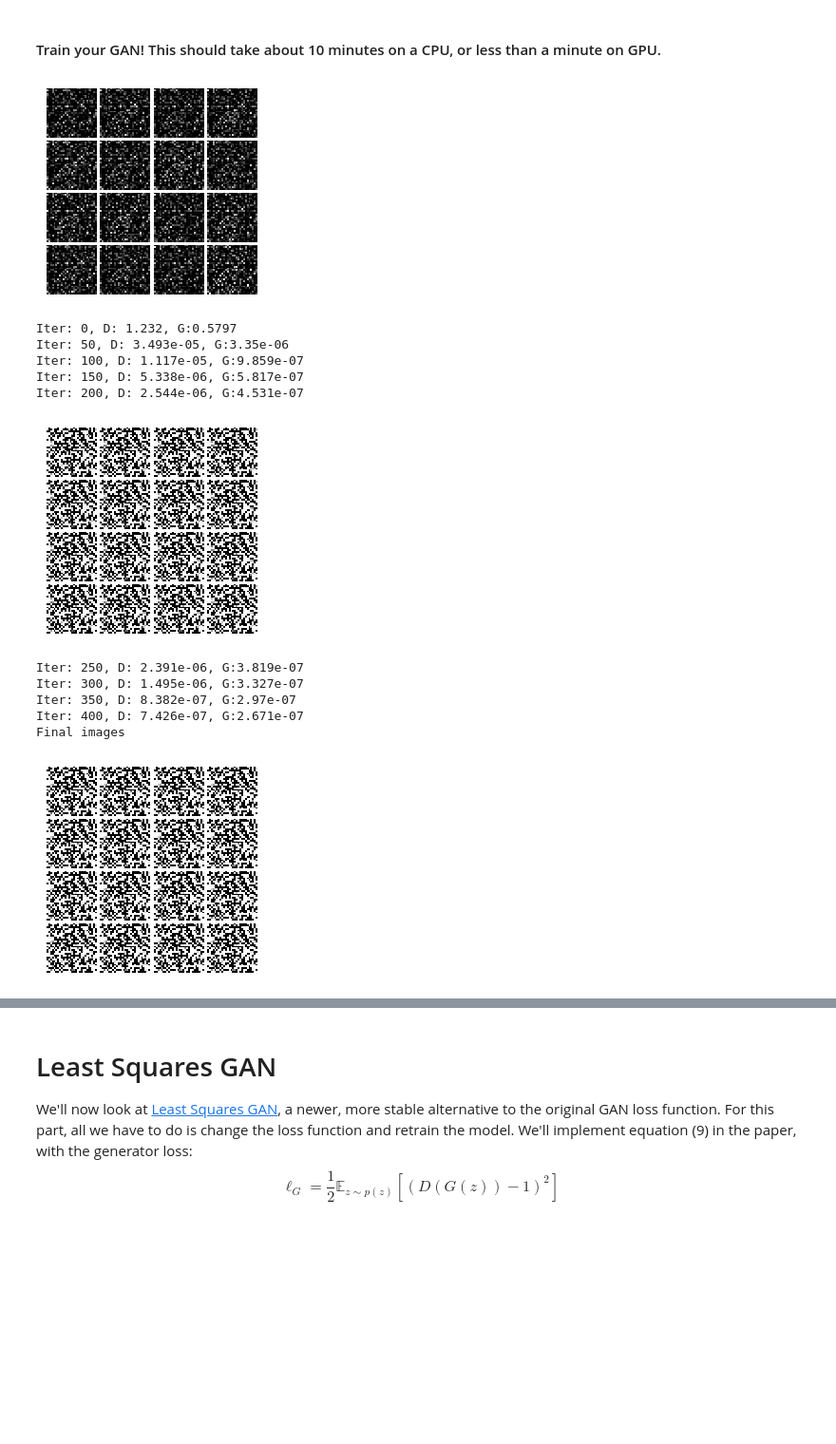
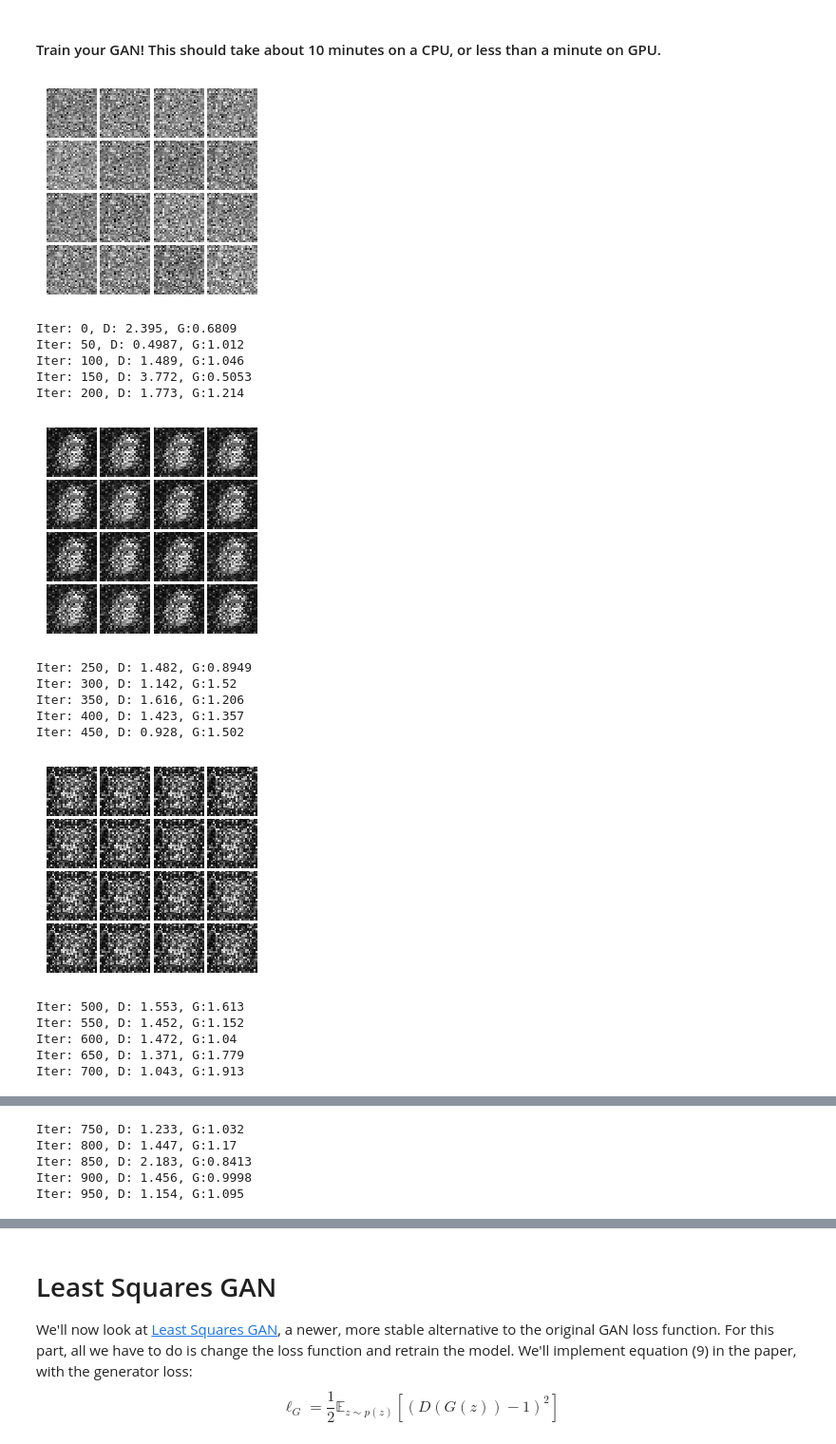
Before and after one commit to baek-jinoo/cs231n_assignments, a Jupyter notebook: assignment3/GANs-TensorFlow.ipynb, the cells around one changed output, grey strips where cells are left out. Shown: that part at 95% size. Drawn from its saved outputs; the diff is of its cells as text; code cells hidden in the pictures; blank space fills up the shorter version.

Commit message:
Fix generator network and loss function

```diff
--- a/assignment3/GANs-TensorFlow.ipynb
+++ b/assignment3/GANs-TensorFlow.ipynb
@@ -254,7 +254,7 @@ def generator(z):
         # TODO: implement architecture
         dense_01_output = tf.layers.dense(z, 1024, activation=tf.nn.relu, name='dense_01')
         dense_02_output = tf.layers.dense(dense_01_output, 1024, activation=tf.nn.relu, name='dense_02')
-        dense_03_output = tf.layers.dense(dense_02_output, 784, activation=tf.nn.relu, name='dense_03')
+        dense_03_output = tf.layers.dense(dense_02_output, 784, name='dense_03')
         tanh_output = tf.tanh(dense_03_output, name='tanh')
         img = tanh_output
         return img
@@ -303,8 +303,10 @@ def gan_loss(logits_real, logits_fake):
     fake_labels = tf.zeros_like(logits_fake)
     real_cross_entropy = tf.nn.sigmoid_cross_entropy_with_logits(labels=real_labels, logits=logits_real)
     false_cross_entropy_loss = tf.nn.sigmoid_cross_entropy_with_logits(labels=fake_labels, logits=logits_fake)
+    generator_labels = tf.ones_like(logits_fake)
+    generator_cross_entropy_loss = tf.nn.sigmoid_cross_entropy_with_logits(labels=generator_labels, logits=logits_fake)
     D_loss = tf.reduce_mean(false_cross_entropy_loss + real_cross_entropy)
-    G_loss = tf.reduce_mean(false_cross_entropy_loss)
+    G_loss = tf.reduce_mean(generator_cross_entropy_loss)
     return D_loss, G_loss
 # %% [markdown]
 Test your GAN loss. Make sure both the generator and discriminator loss are correct. You should see errors less than 1e-5.
@@ -387,7 +389,7 @@ Well that wasn't so hard, was it? In the iterations in the low 100s you should s
 # %%
 # a giant helper function
 def run_a_gan(sess, G_train_step, G_loss, D_train_step, D_loss, G_extra_step, D_extra_step,\
-              show_every=250, print_every=50, batch_size=128, num_epoch=10):
+              show_every=250, print_every=50, batch_size=128, num_epoch=14):
     """Train a GAN for a certain number of epochs.
 
     Inputs:
@@ -428,18 +430,23 @@ def run_a_gan(sess, G_train_step, G_loss, D_train_step, D_loss, G_extra_step, D_
 # %%
 with get_session() as sess:
     sess.run(tf.global_variables_initializer())
-    run_a_gan(sess,G_train_step,G_loss,D_train_step,D_loss,G_extra_step,D_extra_step, num_epoch=1)
+    run_a_gan(sess,G_train_step,G_loss,D_train_step,D_loss,G_extra_step,D_extra_step, num_epoch=10)
 # %% [output]
-[figure, old version]
+[figure, new version]
-Iter: 0, D: 1.232, G:0.5797
-Iter: 50, D: 3.493e-05, G:3.35e-06
-Iter: 100, D: 1.117e-05, G:9.859e-07
-Iter: 150, D: 5.338e-06, G:5.817e-07
-Iter: 200, D: 2.544e-06, G:4.531e-07
+Iter: 0, D: 2.395, G:0.6809
+Iter: 50, D: 0.4987, G:1.012
+Iter: 100, D: 1.489, G:1.046
+Iter: 150, D: 3.772, G:0.5053
+Iter: 200, D: 1.773, G:1.214
-[figure, old version]
+[figure, new version]
-Iter: 250, D: 2.391e-06, G:3.819e-07
-Iter: 300, D: 1.495e-06, G:3.327e-07
-Iter: 350, D: 8.382e-07, G:2.97e-07
-Iter: 400, D: 7.426e-07, G:2.671e-07
-Final images
+Iter: 250, D: 1.482, G:0.8949
+Iter: 300, D: 1.142, G:1.52
+Iter: 350, D: 1.616, G:1.206
+Iter: 400, D: 1.423, G:1.357
+Iter: 450, D: 0.928, G:1.502
-[figure, old version]
+[figure, new version]
+Iter: 500, D: 1.553, G:1.613
+Iter: 550, D: 1.452, G:1.152
+Iter: 600, D: 1.472, G:1.04
+Iter: 650, D: 1.371, G:1.779
+Iter: 700, D: 1.043, G:1.913
@@ -445,0 +454,5 @@ Final images
+Iter: 750, D: 1.233, G:1.032
+Iter: 800, D: 1.447, G:1.17
+Iter: 850, D: 2.183, G:0.8413
+Iter: 900, D: 1.456, G:0.9998
+Iter: 950, D: 1.154, G:1.095
```
Also changed, not shown: parts of 3 cells of this notebook.
